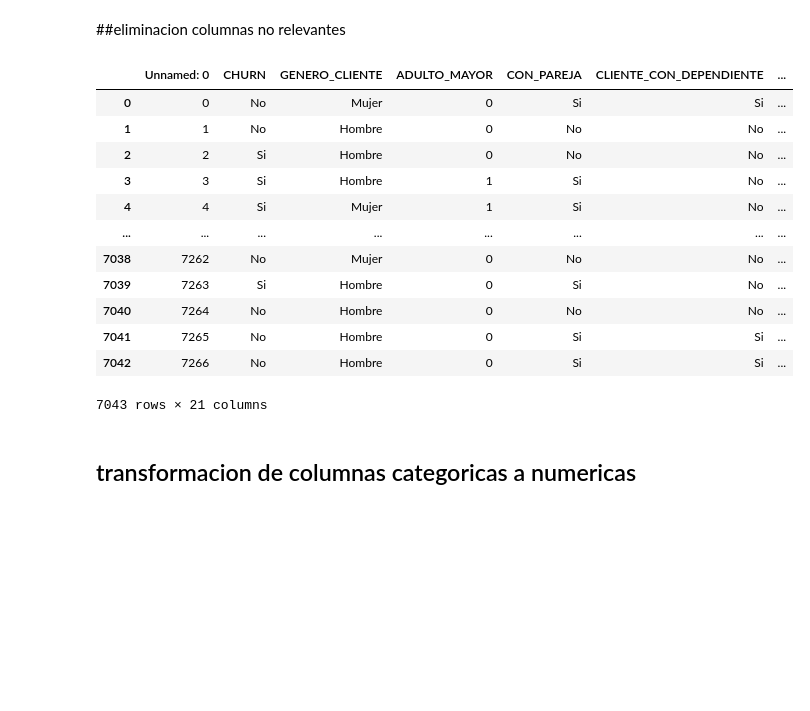
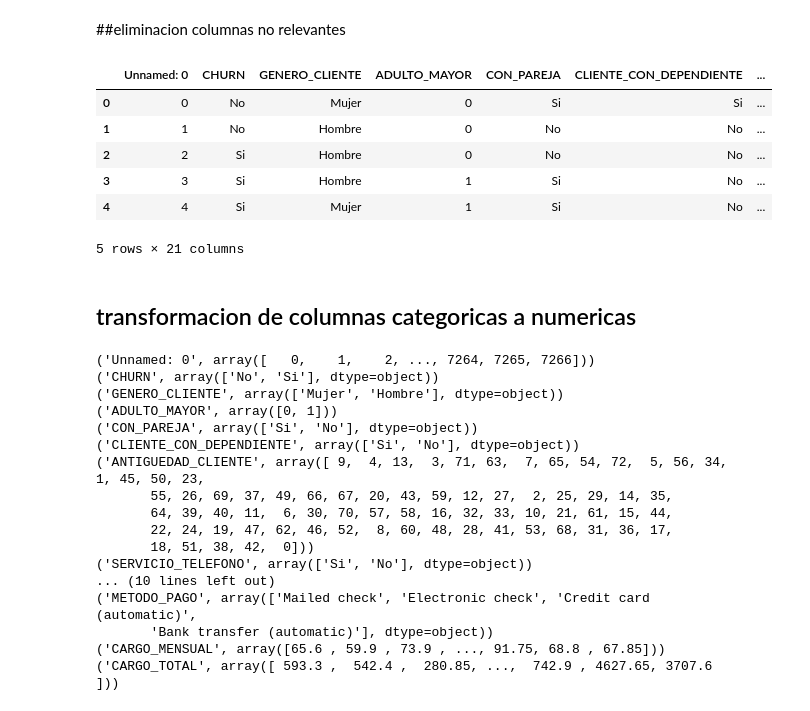
Before and after one commit to raohxxx/Telecom-2-challenge, a Jupyter notebook: telecomX2.ipynb, the cells around one changed output. Cells and saved outputs as stored; diff of their text form; code cells hidden in the pictures; blank space fills up the shorter version.

```diff
--- a/telecomX2.ipynb
+++ b/telecomX2.ipynb
@@ -87,20 +87,39 @@ dtype: int64
 ##eliminacion columnas no relevantes
 # %%
 df=df.drop( columns=['IDcliente','Cuentas_Diarias'])
-df
+df.head()
 # %% [output]
 |  | Unnamed: 0 | CHURN | GENERO_CLIENTE | ADULTO_MAYOR | CON_PAREJA | CLIENTE_CON_DEPENDIENTE | ... |
 | 0 | 0 | No | Mujer | 0 | Si | Si | ... |
 | 1 | 1 | No | Hombre | 0 | No | No | ... |
 | 2 | 2 | Si | Hombre | 0 | No | No | ... |
 | 3 | 3 | Si | Hombre | 1 | Si | No | ... |
 | 4 | 4 | Si | Mujer | 1 | Si | No | ... |
-| ... | ... | ... | ... | ... | ... | ... | ... |
-| 7038 | 7262 | No | Mujer | 0 | No | No | ... |
-| 7039 | 7263 | Si | Hombre | 0 | Si | No | ... |
-| 7040 | 7264 | No | Hombre | 0 | No | No | ... |
-| 7041 | 7265 | No | Hombre | 0 | Si | Si | ... |
-| 7042 | 7266 | No | Hombre | 0 | Si | Si | ... |
-7043 rows × 21 columns
+5 rows × 21 columns
 # %% [markdown]
 ## transformacion de columnas categoricas a numericas
+# %%
+columns=df.columns
+for x in columns:
+  print((x,df[x].unique()))
+
+columnas_binarias=['CHURN	','GENERO_CLIENT','CON_PAREJA','CLIENTE_CON_DEPENDIENTE	','SERVICIO_TELEFONO','BOLETA_ELECTRONICA']
+columnas_categoricas=['MULTIPLES_LINEAS','S_INTERNET','SEGURIDAD_ONLINE','RESPALDO_ONLINE','PROTECCION_DISPOSITIVOS','SOPORTE_TECNICO','TV_STREAMING','PELICULAS_STREAMING','CONTRATO','METODO_PAGO']
+# %% [output]
+('Unnamed: 0', array([   0,    1,    2, ..., 7264, 7265, 7266]))
+('CHURN', array(['No', 'Si'], dtype=object))
+('GENERO_CLIENTE', array(['Mujer', 'Hombre'], dtype=object))
+('ADULTO_MAYOR', array([0, 1]))
+('CON_PAREJA', array(['Si', 'No'], dtype=object))
+('CLIENTE_CON_DEPENDIENTE', array(['Si', 'No'], dtype=object))
+('ANTIGUEDAD_CLIENTE', array([ 9,  4, 13,  3, 71, 63,  7, 65, 54, 72,  5, 56, 34,  1, 45, 50, 23,
+       55, 26, 69, 37, 49, 66, 67, 20, 43, 59, 12, 27,  2, 25, 29, 14, 35,
+       64, 39, 40, 11,  6, 30, 70, 57, 58, 16, 32, 33, 10, 21, 61, 15, 44,
+       22, 24, 19, 47, 62, 46, 52,  8, 60, 48, 28, 41, 53, 68, 31, 36, 17,
+       18, 51, 38, 42,  0]))
+('SERVICIO_TELEFONO', array(['Si', 'No'], dtype=object))
+... (10 lines left out)
+('METODO_PAGO', array(['Mailed check', 'Electronic check', 'Credit card (automatic)',
+       'Bank transfer (automatic)'], dtype=object))
+('CARGO_MENSUAL', array([65.6 , 59.9 , 73.9 , ..., 91.75, 68.8 , 67.85]))
+('CARGO_TOTAL', array([ 593.3 ,  542.4 ,  280.85, ...,  742.9 , 4627.65, 3707.6 ]))
```
Also changed, not shown: parts of 2 cells of this notebook.
